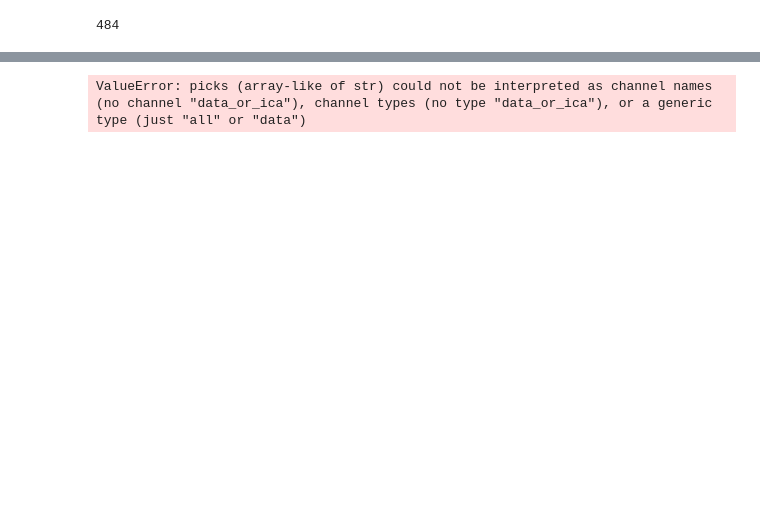
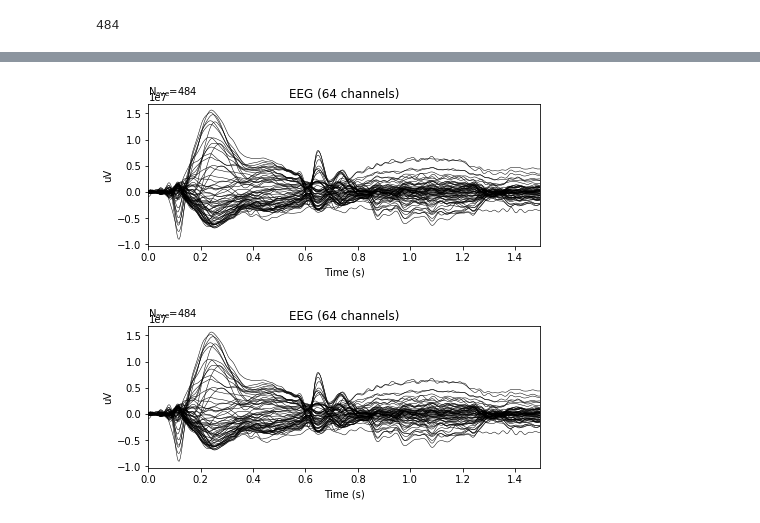
Before and after one commit to aath0/AlgorithmsNeuroscience, a Jupyter notebook: Tutorials/study1.ipynb, the cells around one changed output, grey strips where cells are left out. Cells and saved outputs as stored; diff of their text form; code cells hidden in the pictures; blank space fills up the shorter version.

```diff
--- a/Tutorials/study1.ipynb
+++ b/Tutorials/study1.ipynb
@@ -70,10 +84,11 @@ print(ch_names)
 # %%
 %matplotlib inline
-# Create the info structure needed by MNE
-epochs_info = mne.create_info(ch_names, sfreq)
+# Create the info structure for epochs object
+epochs_info = mne.create_info(ch_names, sfreq, ch_types='eeg')
 
-# Finally, create the Raw object
+# Create the epochs object
 print(participant_data.ndim)
 epochs = mne.EpochsArray(data=participant_data, info=epochs_info, events=epoch_events_num)
+epochs.set_montage(montage)
 # %% [output]
 3
@@ -81,4 +107,5 @@ IndexError: too many indices for array
 # %%
-epochs.average()
+epochs.average().plot()
 # %% [output]
-ValueError: picks (array-like of str) could not be interpreted as channel names (no channel "data_or_ica"), channel types (no type "data_or_ica"), or a generic type (just "all" or "data")
+[figure, added]
+[figure, added]
```
Also changed, not shown: parts of 13 cells of this notebook.
